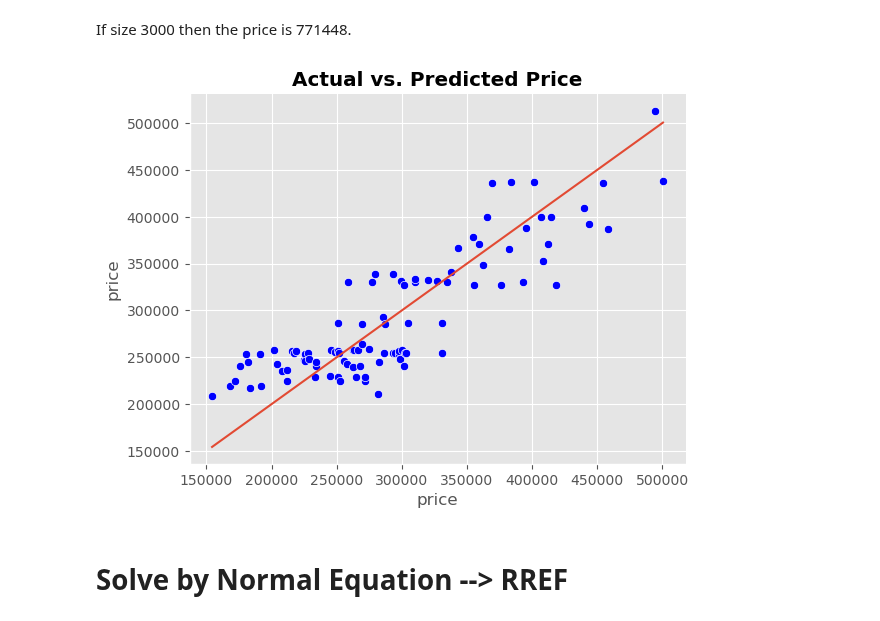
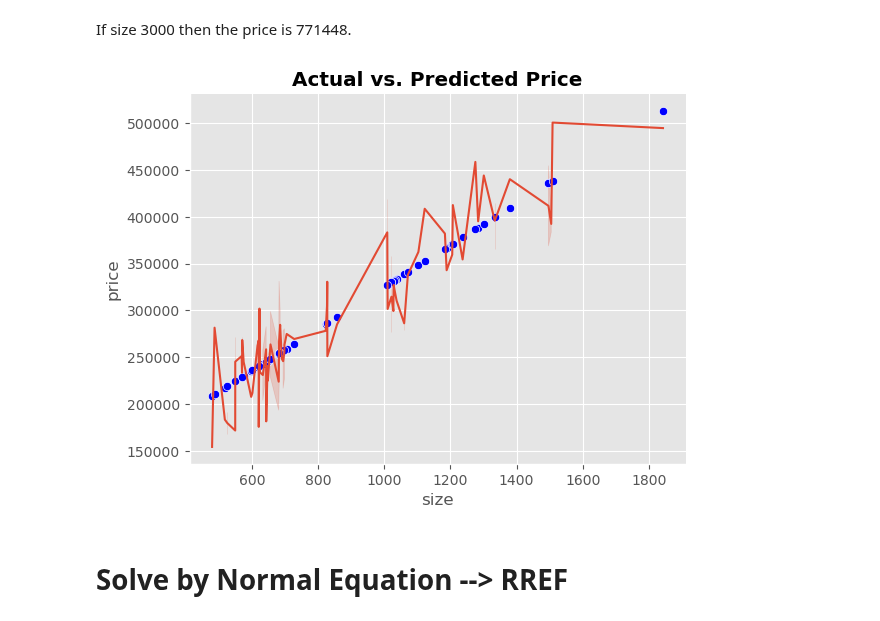
Before and after one commit to ali-can-turan/mini-projects-academic, a Jupyter notebook: 20.housing_prices_LA.ipynb, the cells around one changed output. Cells and saved outputs as stored; diff of their text form; code cells hidden in the pictures.

Commit message:
plot rectified

```diff
--- a/20.housing_prices_LA.ipynb
+++ b/20.housing_prices_LA.ipynb
@@ -91,11 +91,11 @@ price = 101912 + 223 * size
 If size 3000 then the price is 771448.
 # %%
 fig, ax = plt.subplots()
-sns.lineplot(data=df, x="price", y="price", ax=ax)
-sns.scatterplot(x=df.price, y=df["size"].apply(lambda cell: beta_0[0] + beta_1[0]*cell), ax=ax, color="blue")
+sns.lineplot(data=df, x="size", y="price", ax=ax)
+sns.scatterplot(x=df["size"], y=df["size"].apply(lambda cell: beta_0[0] + beta_1[0]*cell), ax=ax, color="blue")
 plt.title("Actual vs. Predicted Price", fontdict={"weight": "bold"});
 # %% [output]
-[figure, old version]
+[figure, new version]
 # %% [markdown]
 # Solve by Normal Equation --> RREF
 # %% [markdown]
```
Also changed, not shown: parts of 1 cell of this notebook.
